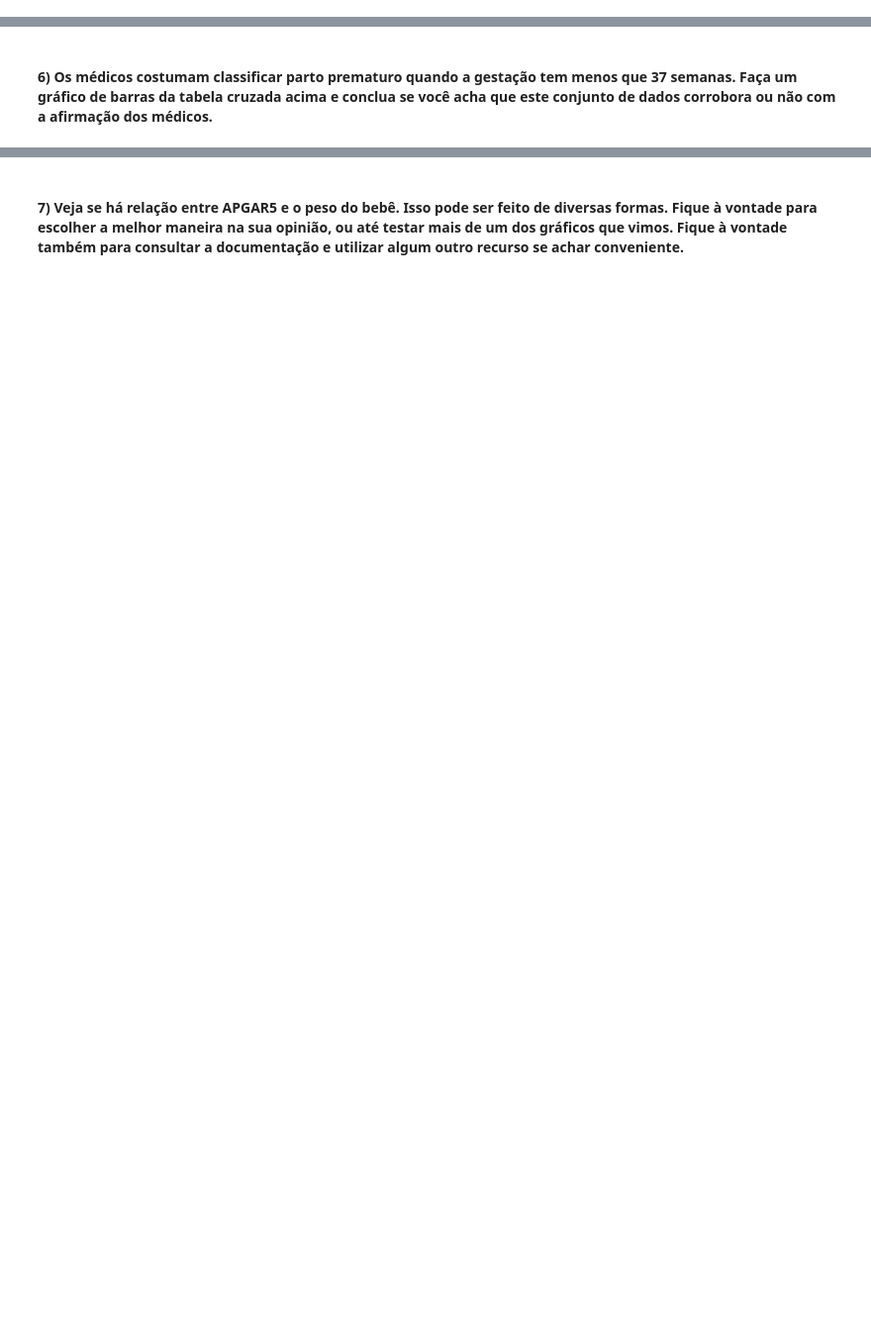
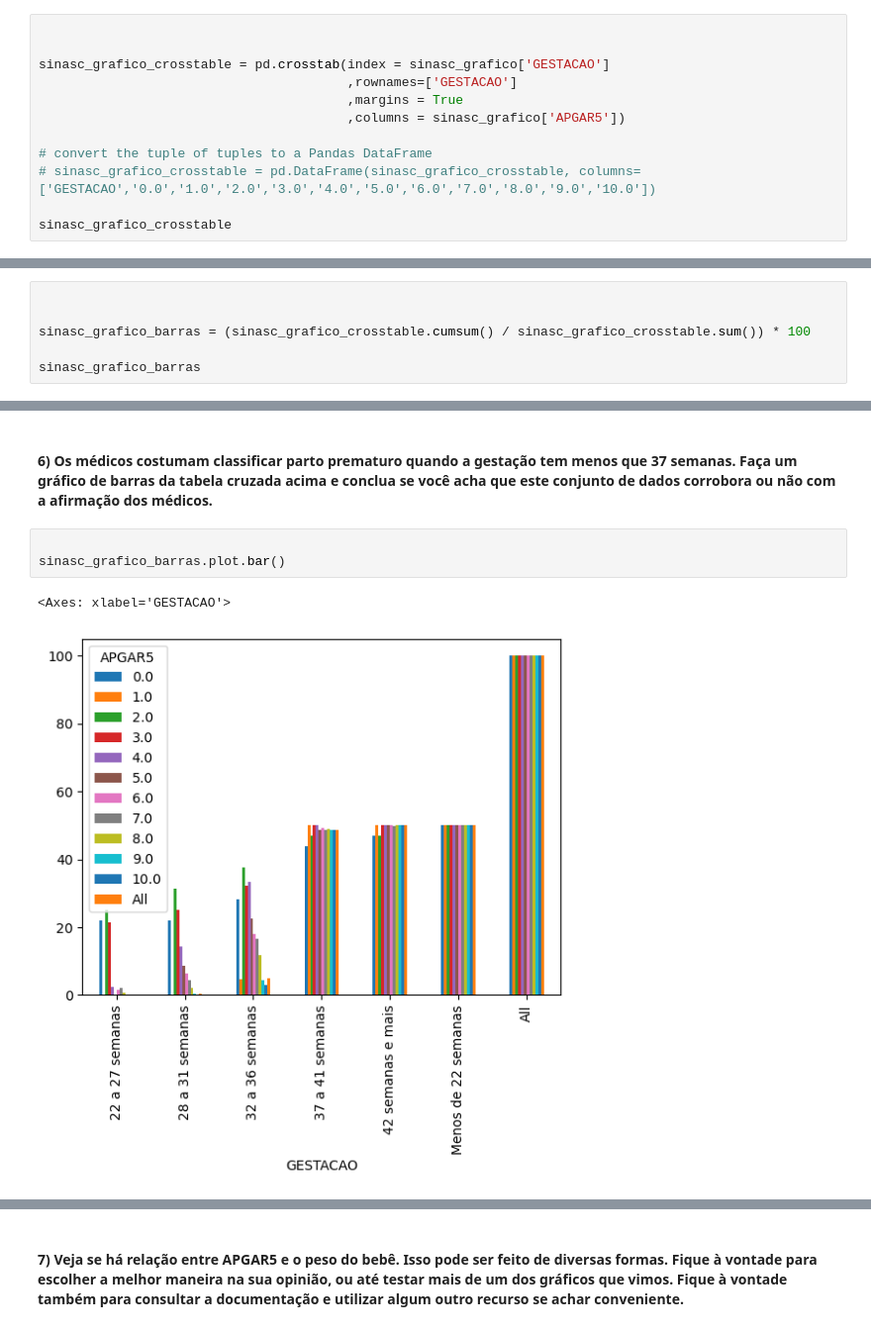
Before and after one commit to diegofurukawa/Python_Ebac, a Jupyter notebook: Profissao_Cientista_de_Dados/02_Cientista_de_Dados/Modulo_06_-_Descritiva_I/Exercicio_03/mod06 Tarefa 3.ipynb, the cells around one changed output, grey strips where cells are left out. Shown: that part at 99% size. Saved outputs shown, nothing was run; the diff lists cells and outputs as text; blank space fills up the shorter version.

```diff
--- a/Profissao_Cientista_de_Dados/02_Cientista_de_Dados/Modulo_06_-_Descritiva_I/Exercicio_03/mod06 Tarefa 3.ipynb
+++ b/Profissao_Cientista_de_Dados/02_Cientista_de_Dados/Modulo_06_-_Descritiva_I/Exercicio_03/mod06 Tarefa 3.ipynb
@@ -107,0 +82,12 @@ Menos de 22 semanas      3     1  >
+# %%
+
+
+sinasc_grafico_crosstable = pd.crosstab(index = sinasc_grafico['GESTACAO']
+                                        ,rownames=['GESTACAO']
+                                        ,margins = True
+                                        ,columns = sinasc_grafico['APGAR5'])
+
+# convert the tuple of tuples to a Pandas DataFrame
+# sinasc_grafico_crosstable = pd.DataFrame(sinasc_grafico_crosstable, columns=['GESTACAO','0.0','1.0','2.0','3.0','4.0','5.0','6.0','7.0','8.0','9.0','10.0'])
+
+sinasc_grafico_crosstable
@@ -116,0 +106,6 @@ KeyError: 1
+# %%
+
+
+sinasc_grafico_barras = (sinasc_grafico_crosstable.cumsum() / sinasc_grafico_crosstable.sum()) * 100
+
+sinasc_grafico_barras
@@ -117,2 +122,8 @@ KeyError: 1
 # %% [markdown]
 ####  6) Os médicos costumam classificar parto prematuro quando a gestação tem menos que 37 semanas. Faça um gráfico de barras da tabela cruzada acima e conclua se você acha que este conjunto de dados corrobora ou não com a afirmação dos médicos.
+# %%
+
+sinasc_grafico_barras.plot.bar()
+# %% [output]
+<Axes: xlabel='GESTACAO'>
+[figure, added]
```
Also changed, not shown: parts of 6 cells of this notebook.
